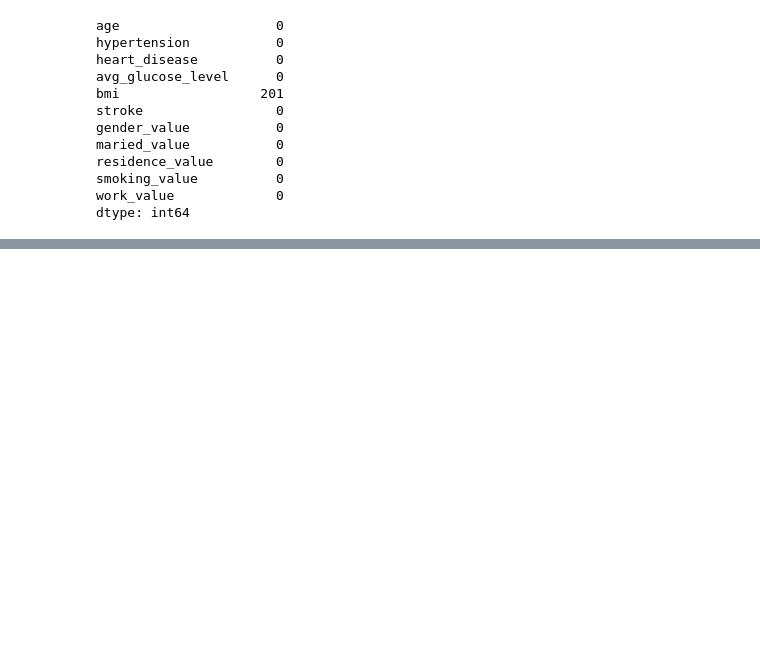
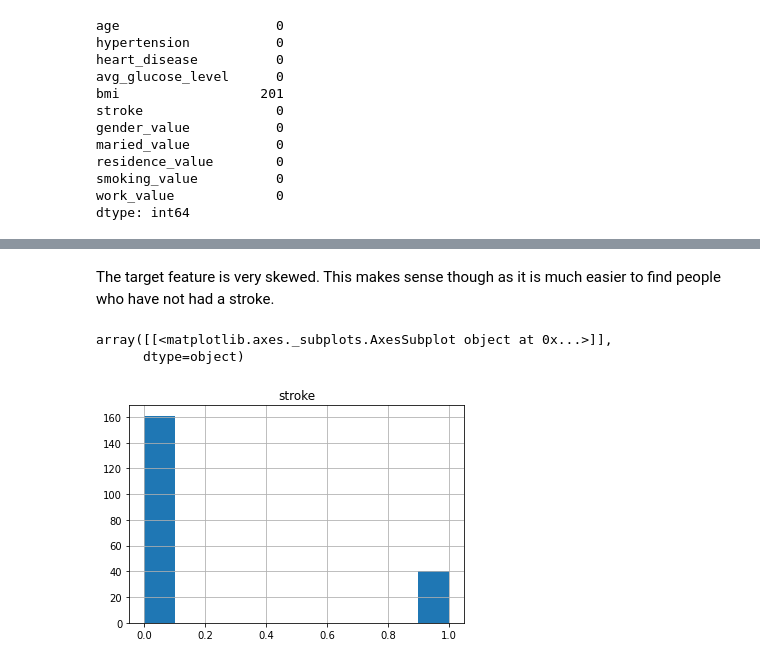
Before and after one commit to jackrenner1/Stroke-Predictor, a Jupyter notebook: AI_club.ipynb, the cells around one changed output, grey strips where cells are left out. Cells and saved outputs as stored; diff of their text form; code cells hidden in the pictures; blank space fills up the shorter version.

```diff
--- a/AI_club.ipynb
+++ b/AI_club.ipynb
@@ -140,0 +176,9 @@ print(df.duplicated().sum())
+# %% [markdown]
+The target feature is very skewed. This makes sense though as it is much easier to find people who have not had a stroke.
+# %%
+hf = df.loc[np.isnan(df['bmi'])]
+hf.hist(column='stroke')
+# %% [output]
+array([[<matplotlib.axes._subplots.AxesSubplot object at 0x...>]],
+      dtype=object)
+[figure, added]
```
Also changed, not shown: parts of 27 cells of this notebook.
